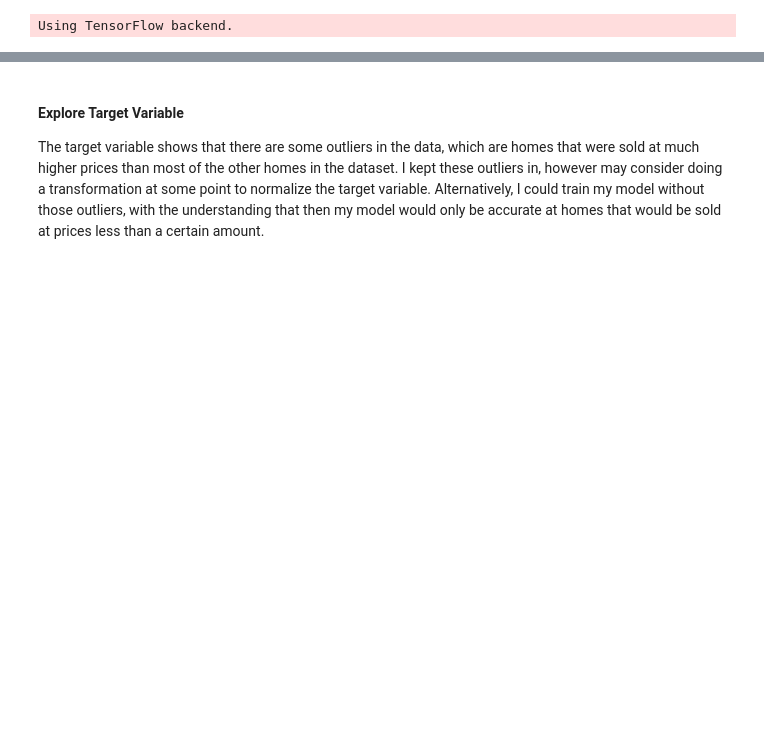
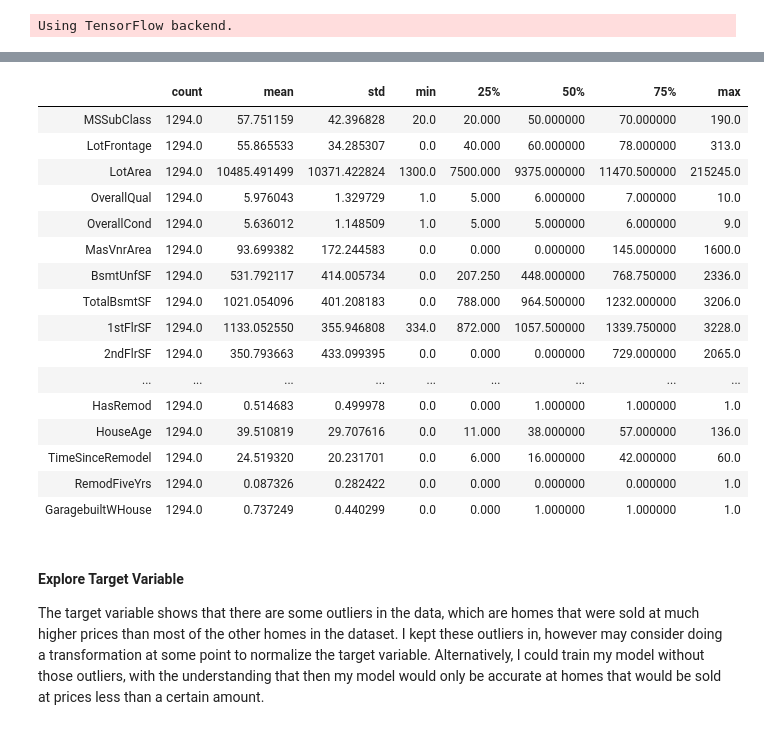
Before and after one commit to AnnikaNoren/dsc-postgrad_House-Price-Prediction, a Jupyter notebook: EDA-Modeling-Evaluation.ipynb, the cells around one changed output, grey strips where cells are left out. Saved outputs shown, nothing was run; the diff lists cells and outputs as text; code cells hidden in the pictures; blank space fills up the shorter version.

```diff
--- a/EDA-Modeling-Evaluation.ipynb
+++ b/EDA-Modeling-Evaluation.ipynb
@@ -188,6 +107,24 @@ na_count[na_count>0]
 # %%
 # Evaluating the breakdown of each numeric column
-df.describe()
+df_final.describe().T
+# %% [output]
+|  | count | mean | std | min | 25% | 50% | 75% | max |
+| MSSubClass | 1294.0 | 57.751159 | 42.396828 | 20.0 | 20.000 | 50.000000 | 70.000000 | 190.0 |
+| LotFrontage | 1294.0 | 55.865533 | 34.285307 | 0.0 | 40.000 | 60.000000 | 78.000000 | 313.0 |
+| LotArea | 1294.0 | 10485.491499 | 10371.422824 | 1300.0 | 7500.000 | 9375.000000 | 11470.500000 | 215245.0 |
+| OverallQual | 1294.0 | 5.976043 | 1.329729 | 1.0 | 5.000 | 6.000000 | 7.000000 | 10.0 |
+| OverallCond | 1294.0 | 5.636012 | 1.148509 | 1.0 | 5.000 | 5.000000 | 6.000000 | 9.0 |
+| MasVnrArea | 1294.0 | 93.699382 | 172.244583 | 0.0 | 0.000 | 0.000000 | 145.000000 | 1600.0 |
+| BsmtUnfSF | 1294.0 | 531.792117 | 414.005734 | 0.0 | 207.250 | 448.000000 | 768.750000 | 2336.0 |
+| TotalBsmtSF | 1294.0 | 1021.054096 | 401.208183 | 0.0 | 788.000 | 964.500000 | 1232.000000 | 3206.0 |
+| 1stFlrSF | 1294.0 | 1133.052550 | 355.946808 | 334.0 | 872.000 | 1057.500000 | 1339.750000 | 3228.0 |
+| 2ndFlrSF | 1294.0 | 350.793663 | 433.099395 | 0.0 | 0.000 | 0.000000 | 729.000000 | 2065.0 |
+| ... | ... | ... | ... | ... | ... | ... | ... | ... |
+| HasRemod | 1294.0 | 0.514683 | 0.499978 | 0.0 | 0.000 | 1.000000 | 1.000000 | 1.0 |
+| HouseAge | 1294.0 | 39.510819 | 29.707616 | 0.0 | 11.000 | 38.000000 | 57.000000 | 136.0 |
+| TimeSinceRemodel | 1294.0 | 24.519320 | 20.231701 | 0.0 | 6.000 | 16.000000 | 42.000000 | 60.0 |
+| RemodFiveYrs | 1294.0 | 0.087326 | 0.282422 | 0.0 | 0.000 | 0.000000 | 0.000000 | 1.0 |
+| GaragebuiltWHouse | 1294.0 | 0.737249 | 0.440299 | 0.0 | 0.000 | 1.000000 | 1.000000 | 1.0 |
 # %% [markdown]
 #### Explore Target Variable
 
```
Also changed, not shown: parts of 22 cells of this notebook, 1 other file.
